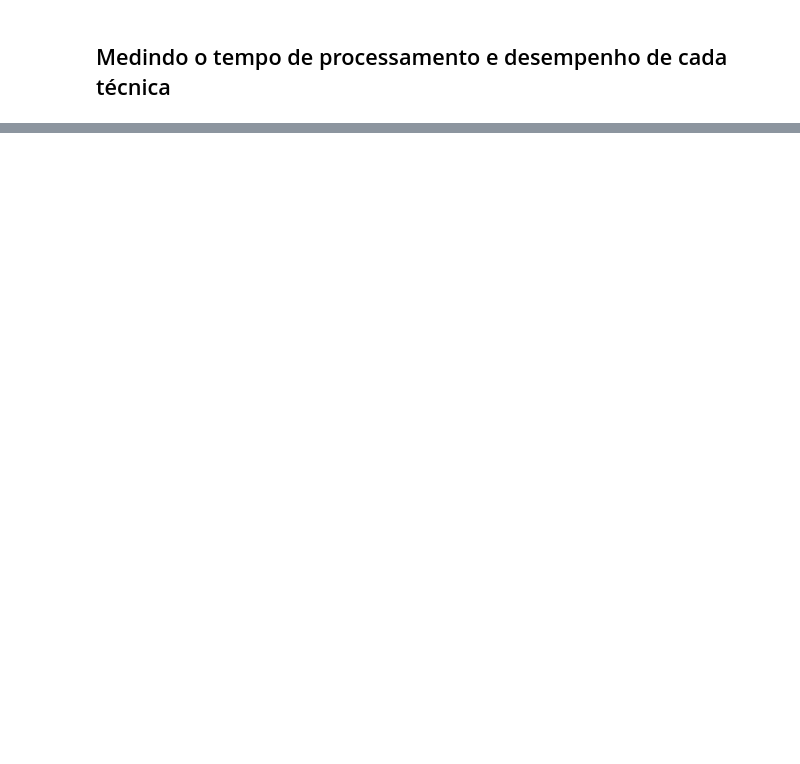
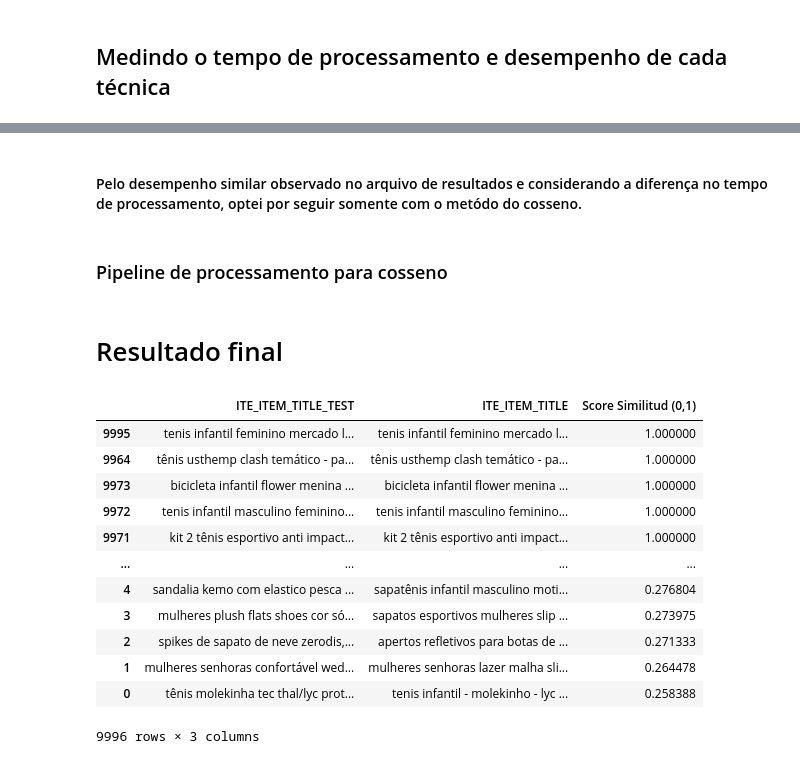
Before and after one commit to 6abi/teste-tecnico-meli-ds, a Jupyter notebook: notebooks/2 . Similaridade entre produtos.ipynb, the cells around one changed output, grey strips where cells are left out. Cells and saved outputs as stored; diff of their text form; code cells hidden in the pictures; blank space fills up the shorter version.

Commit message:
Resultado final desafio 2

```diff
--- a/notebooks/2 . Similaridade entre produtos.ipynb
+++ b/notebooks/2 . Similaridade entre produtos.ipynb
@@ -198,13 +198,15 @@ final_colum(df_test,'ITE_ITEM_TITLE_CLEAN')
 # %%
 def find_similar_products(train_df, test_df, train_col,original_train_col, test_col, original_test_col, limiar, vector):
     # Convertendo as colunas de texto para uma matriz de frequência de palavras
-    n = 1
 
     train_matrix = vector.fit_transform(train_df[train_col])
     test_matrix = vector.transform(test_df[test_col])
 
     # Calculando a similaridade entre os produtos do conjunto de treino e teste
     similarity_matrix = cosine_similarity(test_matrix, train_matrix)
+
+    #passa a matriz de similaridade para salvar o modelo em pickle
+    #save_cos_model(similarity_matrix)
 
     # Encontrando os produtos similares para cada item do conjunto de teste
     similar_product = []
@@ -223,15 +225,10 @@ def find_similar_products(train_df, test_df, train_col,original_train_col, test_
                         'Score Similitud (0,1)': similarity
                 })
                 break
-            # similar_product.append({
-            #     'ITE_ITEM_TITLE_TEST': test_product
-            #     ,'ITE_ITEM_TITLE': train_product
-            #     ,'Score Similitud (0,1)': similarity
-            # })
-            # break
+
     # Retornando os resultados ordenados pelo grau de similaridade
     similar_product = pd.DataFrame(similar_product).sort_values(by='Score Similitud (0,1)').reset_index(drop=True)
-    return similar_product
+    return similar_product,
 # %%
 #passa os dados de treino e teste
 similar_product = find_similar_products(df_train, df_test, 'ITE_ITEM_TITLE_CLEAN_FINAL','ITE_ITEM_TITLE', 'ITE_ITEM_TITLE_CLEAN_FINAL', 'ITE_ITEM_TITLE', 0, TfidfVectorizer(binary=True,  analyzer='word'))
@@ -452,0 +413,44 @@ similarity_df.head()
+# %% [markdown]
+#### Pelo desempenho similar observado no arquivo de resultados e considerando a diferença no tempo de processamento, optei por seguir somente com o metódo do cosseno.
+# %% [markdown]
+### Pipeline de processamento para cosseno
+# %%
+def pipeline_process_test(train, test, train_col, test_col, limiar, vector):
+    # Limpeza dos dados
+    unigram_list(train, train_col)
+    train['ITE_ITEM_TITLE_CLEAN'] = retira_acentuacao(train, 'unigrama_ITE_ITEM_TITLE')
+    final_colum(train,'ITE_ITEM_TITLE_CLEAN')
+
+    #colunas sem a limpeza de dados, para o dataset final
+    original_col = 'ITE_ITEM_TITLE'
+
+   #Dados de teste
+    unigram_list(test,test_col)
+    test['ITE_ITEM_TITLE_CLEAN'] = retira_acentuacao(test, 'unigrama_ITE_ITEM_TITLE')
+    final_colum(test,'ITE_ITEM_TITLE_CLEAN')
+
+    # Encontrando os produtos similares
+    similar_product = find_similar_products(train, test, train_col, original_col, test_col, original_col, limiar, vector)
+    #salva o resultado em um excel para melhor vizualização de todos os resultados
+    similar_product.to_excel('resultado_desafio2.xlsx', header=True)
+    return similar_product
+
+final_result = pipeline_process_test(df_train, df_test, 'ITE_ITEM_TITLE', 'ITE_ITEM_TITLE', 0, TfidfVectorizer(binary=True))
+# %% [markdown]
+# Resultado final
+# %%
+final_result.sort_values(by='Score Similitud (0,1)', ascending=False)
+# %% [output]
+|  | ITE_ITEM_TITLE_TEST | ITE_ITEM_TITLE | Score Similitud (0,1) |
+| 9995 | tenis infantil feminino mercado l... | tenis infantil feminino mercado l... | 1.000000 |
+| 9964 | tênis usthemp clash temático - pa... | tênis usthemp clash temático - pa... | 1.000000 |
+| 9973 | bicicleta infantil flower menina ... | bicicleta infantil flower menina ... | 1.000000 |
+| 9972 | tenis infantil masculino feminino... | tenis infantil masculino feminino... | 1.000000 |
+| 9971 | kit 2 tênis esportivo anti impact... | kit 2 tênis esportivo anti impact... | 1.000000 |
+| ... | ... | ... | ... |
+| 4 | sandalia kemo com elastico pesca ... | sapatênis infantil masculino moti... | 0.276804 |
+| 3 | mulheres plush flats shoes cor só... | sapatos esportivos mulheres slip ... | 0.273975 |
+| 2 | spikes de sapato de neve zerodis,... | apertos refletivos para botas de ... | 0.271333 |
+| 1 | mulheres senhoras confortável wed... | mulheres senhoras lazer malha sli... | 0.264478 |
+| 0 | tênis molekinha tec thal/lyc prot... | tenis infantil - molekinho - lyc ... | 0.258388 |
+9996 rows × 3 columns
```
Also changed, not shown: parts of 15 cells of this notebook, 1 other file.
